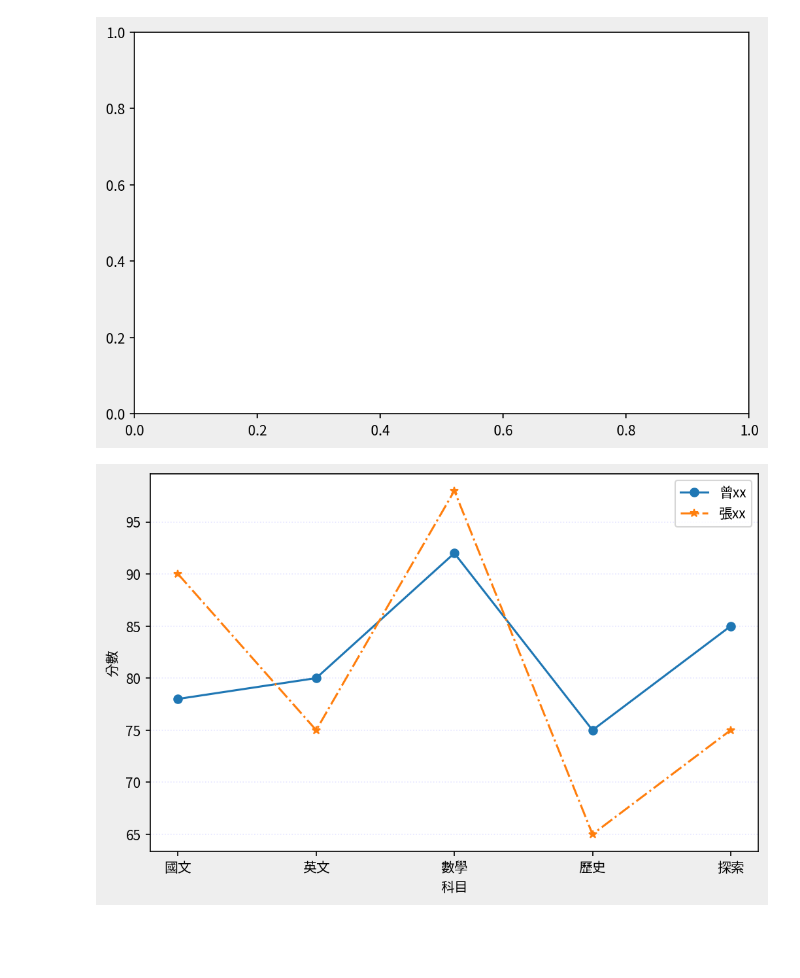
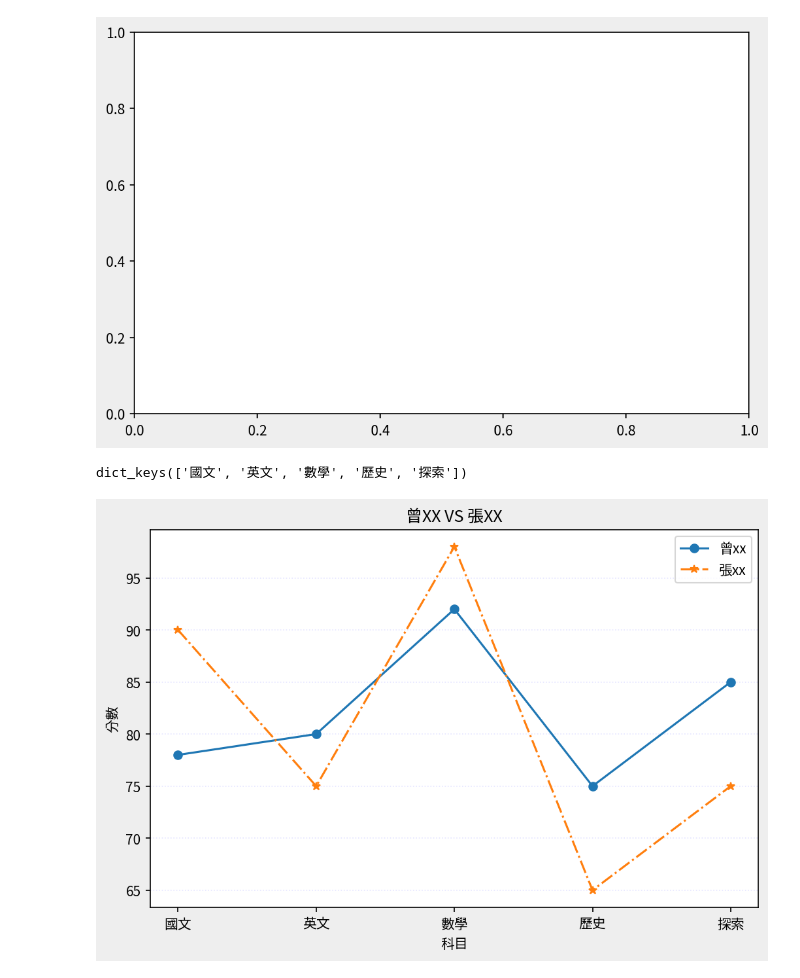
Before and after one commit to Chi-Feng-Tseng/test, a Jupyter notebook: lesson13/lesson13_3.ipynb, the cells around one changed output. Drawn from its saved outputs; the diff is of its cells as text; code cells hidden in the pictures; blank space fills up the shorter version.

```diff
--- a/lesson13/lesson13_3.ipynb
+++ b/lesson13/lesson13_3.ipynb
@@ -48,26 +49,36 @@ axes = figure.add_subplot(1, 1, 1)
 plt.show()
 # %% [output]
 [figure]
+# %%
+import matplotlib.pyplot as plt
+
+student1 = {'國文':78, '英文':80, '數學':92, '歷史':75, '探索':85}
+student2 = {'國文':90, '英文':75, '數學':98, '歷史':65, '探索':75}
+
+student1.keys()
+# %% [output]
+dict_keys(['國文', '英文', '數學', '歷史', '探索'])
 # %%
 import matplotlib.pyplot as plt
 
 student1 = {'國文':78, '英文':80, '數學':92, '歷史':75, '探索':85}
 student2 = {'國文':90, '英文':75, '數學':98, '歷史':65, '探索':75}
 
 subjects = list(student1.keys())
 student1_value = list(student1.values())
 student2_value = list(student2.values())
 
 
 figure = plt.figure(figsize=(8, 5),dpi=150,facecolor='#eeeeee')
 axes = figure.add_subplot(1, 1, 1)
 axes.plot(subjects,student1_value,marker='o',label="曾xx")
 axes.plot(subjects,student2_value,marker='*',linestyle='-.',label="張xx")
+axes.set_title('曾XX VS 張XX')
 axes.set_xlabel('科目')
 axes.set_ylabel('分數')
 axes.legend()
 axes.grid(axis='y',color='blue',alpha=0.1,linestyle=':')
 
 plt.show()
 # %% [output]
-[figure, old version]
+[figure, new version]
```
Also changed, not shown: parts of 4 cells of this notebook.
